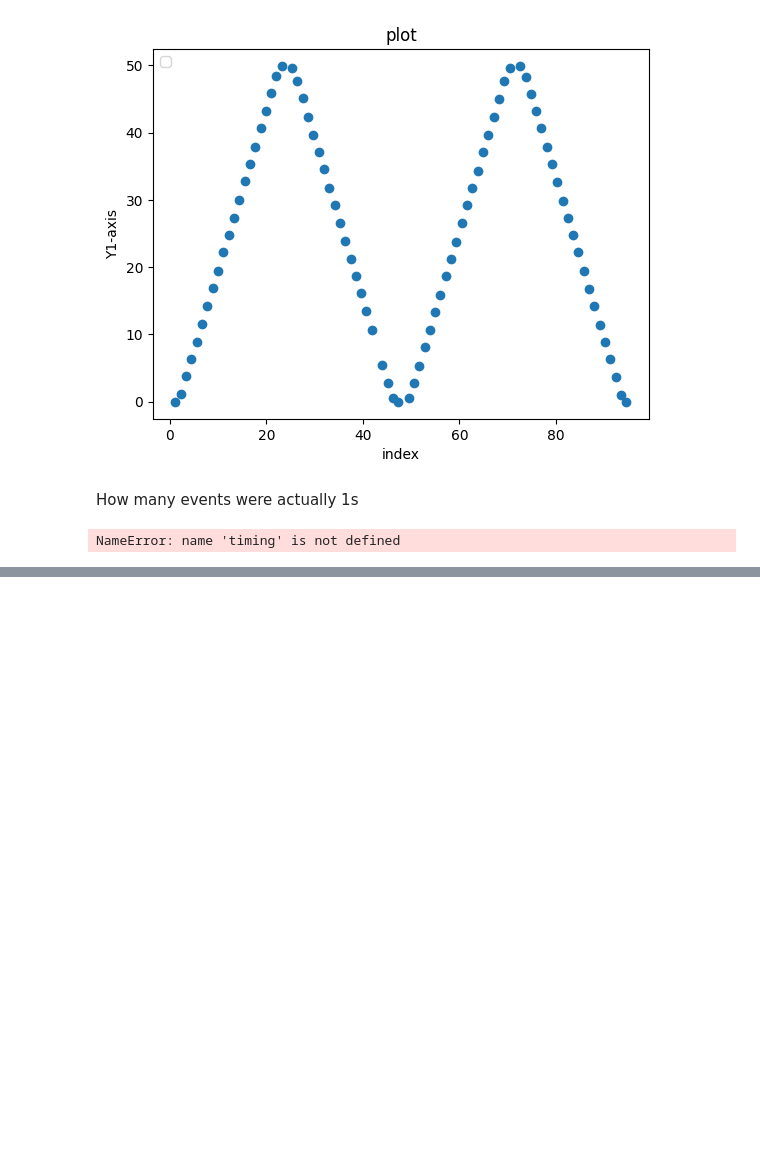
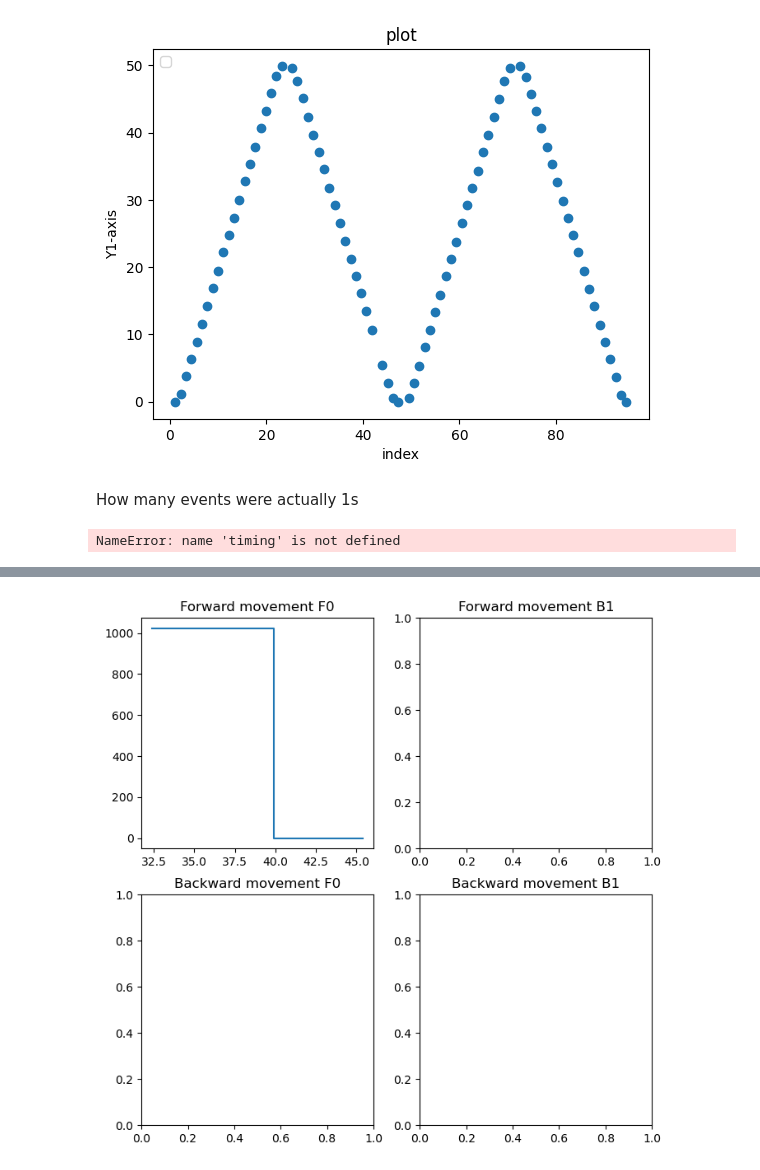
Before and after one commit to annnnna42/Arduino_KDC101_Control_and_Evaluation, a Jupyter notebook: plots.ipynb, the cells around one changed output, grey strips where cells are left out. Drawn from its saved outputs; the diff is of its cells as text; code cells hidden in the pictures; blank space fills up the shorter version.

```diff
--- a/plots.ipynb
+++ b/plots.ipynb
@@ -253,0 +340,83 @@ b
+# %%
+import ast
+import matplotlib.pyplot as plt
+from datetime import datetime, timedelta
+
+arg = "0110"
+rounds = 5
+
+file_name_arduino = f"data_arduino/arduino_data_{arg}.txt"
+file_name_stage = f"data_stage/stage_data_{arg}.txt"
+
+# Read the content of the file
+with open(file_name_arduino, "r") as file:
+    arduino_data = file.read()
+
+with open(file_name_stage, "r") as file:
+    stage_data = file.read()
+
+stage_data = eval(stage_data.replace("datetime.datetime", "datetime").replace("datetime.timedelta", "timedelta"))
+stage_data = stage_data[1:len(stage_data)]                  # shorten data because of errorous first round
+
+round1_stage = stage_data[0]
+round2_stage = stage_data[1]
+position_fw_r1 = [sublist[0] for sublist in round1_stage]
+position_bw_r1 = [sublist[1] for sublist in round1_stage]
+position_fw_r2 = [sublist[0] for sublist in round2_stage]
+position_bw_r2 = [sublist[1] for sublist in round2_stage]
+
+arduino_data = ast.literal_eval(arduino_data)
+arduino_data = arduino_data[1:len(arduino_data)]            # shorten data because of errorous first round
+arduino_data = [[[int(v) for v in value] for value in sublist] for sublist in arduino_data]     # convert to int
+
+round1_ard = arduino_data[0]
+round2_ard = arduino_data[1]
+reed_f0_r1 = [sublist[0] for sublist in round1_ard]
+reed_f1_r1 = [sublist[1] for sublist in round1_ard]
+reed_b0_r1 = [sublist[2] for sublist in round1_ard]
+reed_b1_r1 = [sublist[3] for sublist in round1_ard]
+reed_b2_r1 = [sublist[4] for sublist in round1_ard]
+reed_f0_r2 = [sublist[0] for sublist in round2_ard]
+reed_f1_r2 = [sublist[1] for sublist in round2_ard]
+reed_b0_r2 = [sublist[2] for sublist in round2_ard]
+reed_b1_r2 = [sublist[3] for sublist in round2_ard]
+reed_b2_r2 = [sublist[4] for sublist in round2_ard]
+
+print(reed_f0_r1)
+print(position_fw_r1)
+print(len(reed_f0_r1))
+print(len(position_fw_r1))
+
+### See values together
+# temp_pos = position_bw_r1
+# temp_reed = reed_b2_r1
+
+# temp = []
+# for i in range(233):
+#     temp.append([temp_pos[i], temp_reed[i]])
+# print(temp)
+
+fig, ax = plt.subplots(2,2, figsize=(8, 8))
+
+ # [f0, f1, b0, b1, b2], [fw, bw, other]
+for i in range(rounds-1):
+    # alle fw rounds von f0
+    ax[0,0].step([sublist[0] for sublist in stage_data[i]], [sublist[0] for sublist in arduino_data[i]])
+    # alle bw rounds von f0
+    ax[1,0].step([sublist[1] for sublist in stage_data[i]], [sublist[0] for sublist in arduino_data[i]])
+     # alle fw rounds von b1
+    ax[0,1].step([sublist[0] for sublist in stage_data[i]], [sublist[3] for sublist in arduino_data[i]])
+    # alle bw rounds von b1
+    ax[1,1].step([sublist[1] for sublist in stage_data[i]], [sublist[3] for sublist in arduino_data[i]])
+
+#ax[0,0].step([sublist[0] for sublist in stage_data[0]], [sublist[0] for sublist in arduino_data[0]])
+#ax[0,0].step([sublist[0] for sublist in stage_data[1]], [sublist[0] for sublist in arduino_data[1]])
+#ax[0,0].step([sublist[0] for sublist in stage_data[2]], [sublist[0] for sublist in arduino_data[2]])
+#ax[0,0].step([sublist[0] for sublist in stage_data[3]], [sublist[0] for sublist in arduino_data[3]])
+
+ax[0,0].set_title('Forward movement F0')
+ax[1,0].set_title('Backward movement F0')
+ax[0,1].set_title('Forward movement B1')
+ax[1,1].set_title('Backward movement B1')
+plt.show()
+# %% [output]
@@ -253,0 +428 @@ b
+[figure, added]
```
Also changed, not shown: parts of 15 cells of this notebook, 33 other files.
